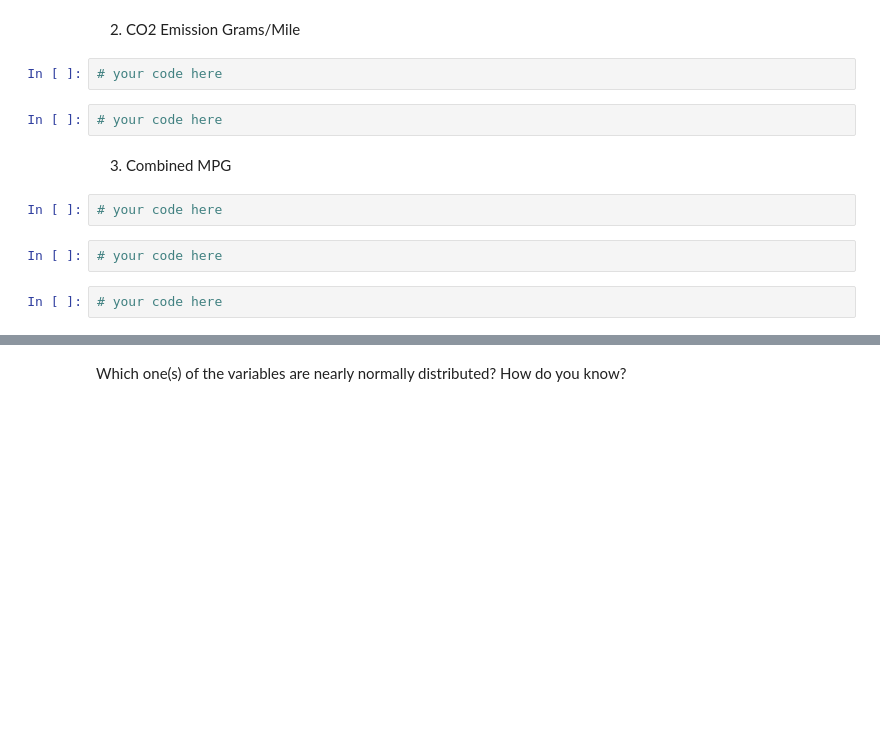
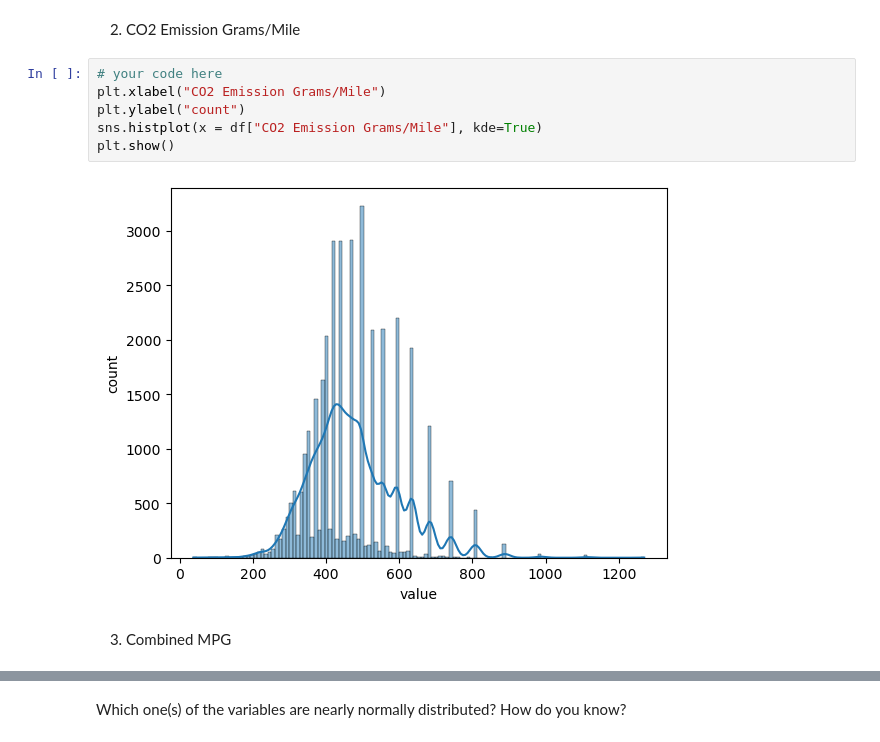
Before and after one commit to ironhack-labs/lab-continuous-probability-distributions-en, a Jupyter notebook: your-code/main.ipynb, the cells around one changed output, grey strips where cells are left out. Saved outputs shown, nothing was run; the diff lists cells and outputs as text; blank space fills up the shorter version.

```diff
--- a/your-code/main.ipynb
+++ b/your-code/main.ipynb
@@ -97,14 +133,12 @@ Then plot the histograms for the following variables:
 # %% [markdown]
 2. CO2 Emission Grams/Mile
-# %%
-# your code here
-# %%
-# your code here
+# %%
+# your code here
+plt.xlabel("CO2 Emission Grams/Mile")
+plt.ylabel("count")
+sns.histplot(x = df["CO2 Emission Grams/Mile"], kde=True)
+plt.show()
+# %% [output]
+[figure, added]
 # %% [markdown]
 3. Combined MPG
-# %%
-# your code here
-# %%
-# your code here
-# %%
-# your code here
```
Also changed, not shown: parts of 37 cells of this notebook.
